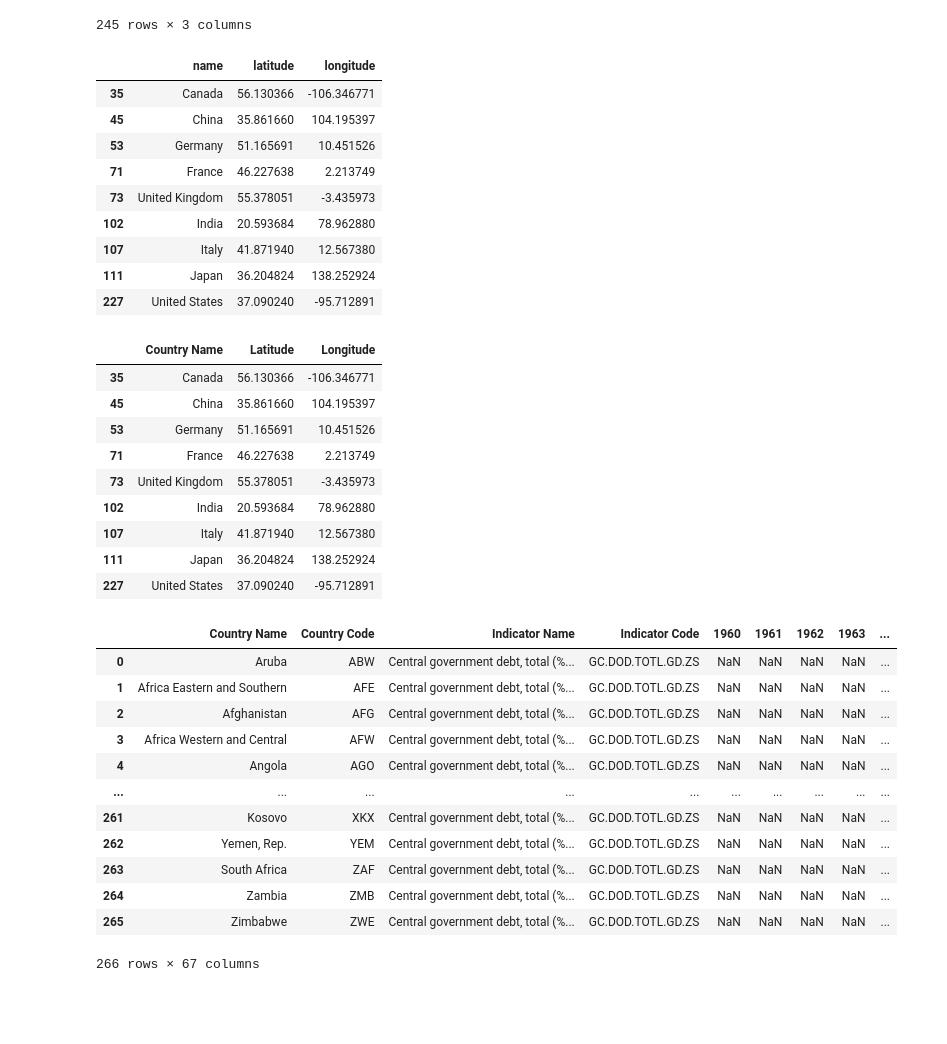
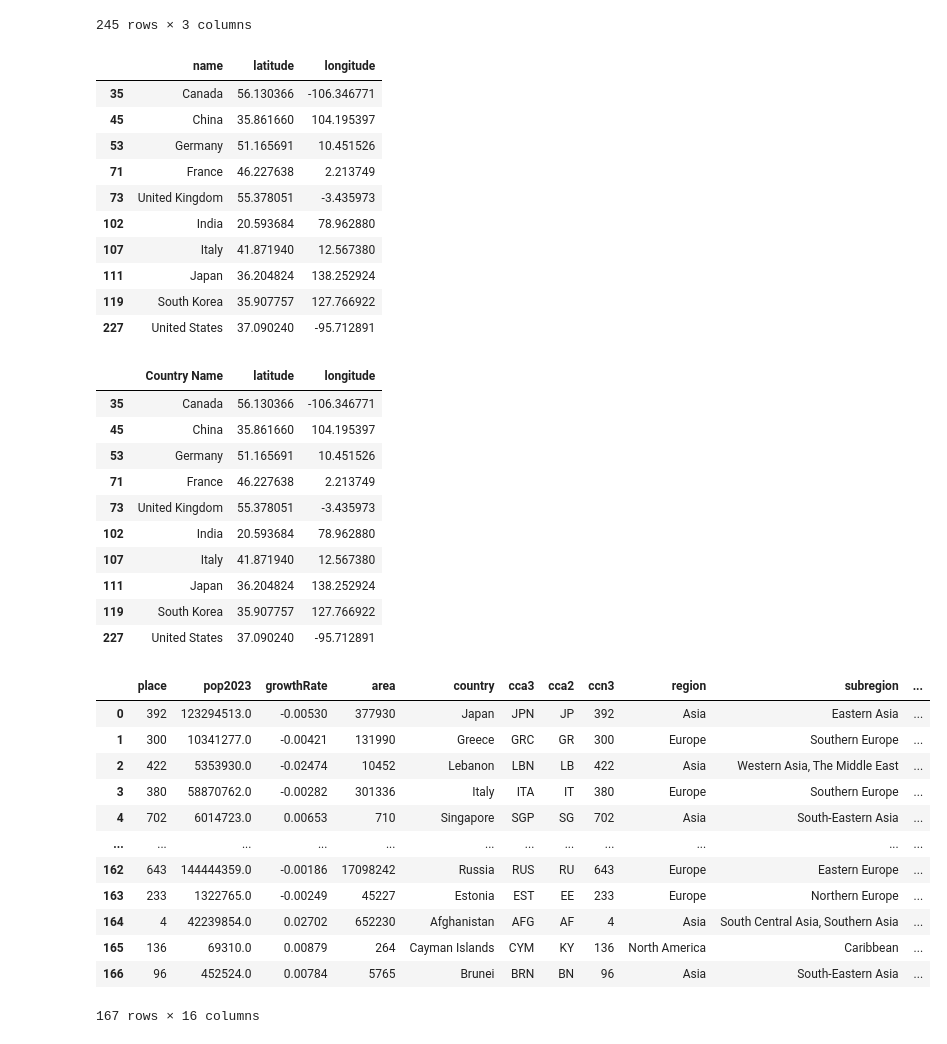
Before and after one commit to rasemanb/prioject3, a Jupyter notebook: Tables/Sql Data.ipynb, the cells around one changed output. Drawn from its saved outputs; the diff is of its cells as text; code cells hidden in the pictures; blank space fills up the shorter version.

```diff
--- a/Tables/Sql Data.ipynb
+++ b/Tables/Sql Data.ipynb
@@ -236,7 +333,7 @@ data2_df
 | 244 | Zimbabwe | -19.015438 | 29.154857 |
 245 rows × 3 columns
 # %%
-clean2_df = data2_df.loc[place_df['name'].isin(['United States', 'China', 'Japan', 'Germany', 'India', 'United Kingdom', 'France', 'Italy', 'Canada', 'Korea, Rep.'])]
+clean2_df = data2_df.loc[place_df['name'].isin(['United States', 'China', 'Japan', 'Germany', 'India', 'United Kingdom', 'France', 'Italy', 'Canada', 'South Korea'])]
 clean2_df
 # %% [output]
 |  | name | latitude | longitude |
@@ -248,14 +345,13 @@ clean2_df
 | 102 | India | 20.593684 | 78.962880 |
 | 107 | Italy | 41.871940 | 12.567380 |
 | 111 | Japan | 36.204824 | 138.252924 |
+| 119 | South Korea | 35.907757 | 127.766922 |
 | 227 | United States | 37.090240 | -95.712891 |
 # %%
-coordinates = clean2_df.rename(columns = {"name":"Country Name",
-                         "latitude":"Latitude",
-                         "longitude":"Longitude"})
+coordinates = clean2_df.rename(columns = {"name":"Country Name"})
 coordinates
 # %% [output]
-|  | Country Name | Latitude | Longitude |
+|  | Country Name | latitude | longitude |
 | 35 | Canada | 56.130366 | -106.346771 |
 | 45 | China | 35.861660 | 104.195397 |
 | 53 | Germany | 51.165691 | 10.451526 |
@@ -264,22 +360,23 @@ coordinates
 | 102 | India | 20.593684 | 78.962880 |
 | 107 | Italy | 41.871940 | 12.567380 |
 | 111 | Japan | 36.204824 | 138.252924 |
+| 119 | South Korea | 35.907757 | 127.766922 |
 | 227 | United States | 37.090240 | -95.712891 |
 # %%
 debt_file = "./Resources/Debt.csv"
-new_df = pd.read_csv(debt_file, skiprows=3)
+new_df = pd.read_csv(debt_file, skiprows=0)
 new_df
 # %% [output]
-|  | Country Name | Country Code | Indicator Name | Indicator Code | 1960 | 1961 | 1962 | 1963 | ... |
-| 0 | Aruba | ABW | Central government debt, total (%... | GC.DOD.TOTL.GD.ZS | NaN | NaN | NaN | NaN | ... |
-| 1 | Africa Eastern and Southern | AFE | Central government debt, total (%... | GC.DOD.TOTL.GD.ZS | NaN | NaN | NaN | NaN | ... |
-| 2 | Afghanistan | AFG | Central government debt, total (%... | GC.DOD.TOTL.GD.ZS | NaN | NaN | NaN | NaN | ... |
-| 3 | Africa Western and Central | AFW | Central government debt, total (%... | GC.DOD.TOTL.GD.ZS | NaN | NaN | NaN | NaN | ... |
-| 4 | Angola | AGO | Central government debt, total (%... | GC.DOD.TOTL.GD.ZS | NaN | NaN | NaN | NaN | ... |
-| ... | ... | ... | ... | ... | ... | ... | ... | ... | ... |
-| 261 | Kosovo | XKX | Central government debt, total (%... | GC.DOD.TOTL.GD.ZS | NaN | NaN | NaN | NaN | ... |
-| 262 | Yemen, Rep. | YEM | Central government debt, total (%... | GC.DOD.TOTL.GD.ZS | NaN | NaN | NaN | NaN | ... |
-| 263 | South Africa | ZAF | Central government debt, total (%... | GC.DOD.TOTL.GD.ZS | NaN | NaN | NaN | NaN | ... |
-| 264 | Zambia | ZMB | Central government debt, total (%... | GC.DOD.TOTL.GD.ZS | NaN | NaN | NaN | NaN | ... |
-| 265 | Zimbabwe | ZWE | Central government debt, total (%... | GC.DOD.TOTL.GD.ZS | NaN | NaN | NaN | NaN | ... |
+|  | place | pop2023 | growthRate | area | country | cca3 | cca2 | ccn3 | region | subregion | ... |
+| 0 | 392 | 123294513.0 | -0.00530 | 377930 | Japan | JPN | JP | 392 | Asia | Eastern Asia | ... |
+| 1 | 300 | 10341277.0 | -0.00421 | 131990 | Greece | GRC | GR | 300 | Europe | Southern Europe | ... |
+| 2 | 422 | 5353930.0 | -0.02474 | 10452 | Lebanon | LBN | LB | 422 | Asia | Western Asia, The Middle East | ... |
+| 3 | 380 | 58870762.0 | -0.00282 | 301336 | Italy | ITA | IT | 380 | Europe | Southern Europe | ... |
+| 4 | 702 | 6014723.0 | 0.00653 | 710 | Singapore | SGP | SG | 702 | Asia | South-Eastern Asia | ... |
+| ... | ... | ... | ... | ... | ... | ... | ... | ... | ... | ... | ... |
+| 162 | 643 | 144444359.0 | -0.00186 | 17098242 | Russia | RUS | RU | 643 | Europe | Eastern Europe | ... |
+| 163 | 233 | 1322765.0 | -0.00249 | 45227 | Estonia | EST | EE | 233 | Europe | Northern Europe | ... |
+| 164 | 4 | 42239854.0 | 0.02702 | 652230 | Afghanistan | AFG | AF | 4 | Asia | South Central Asia, Southern Asia | ... |
+| 165 | 136 | 69310.0 | 0.00879 | 264 | Cayman Islands | CYM | KY | 136 | North America | Caribbean | ... |
+| 166 | 96 | 452524.0 | 0.00784 | 5765 | Brunei | BRN | BN | 96 | Asia | South-Eastern Asia | ... |
-266 rows × 67 columns
+167 rows × 16 columns
```
Also changed, not shown: parts of 27 cells of this notebook, 7 other files.
